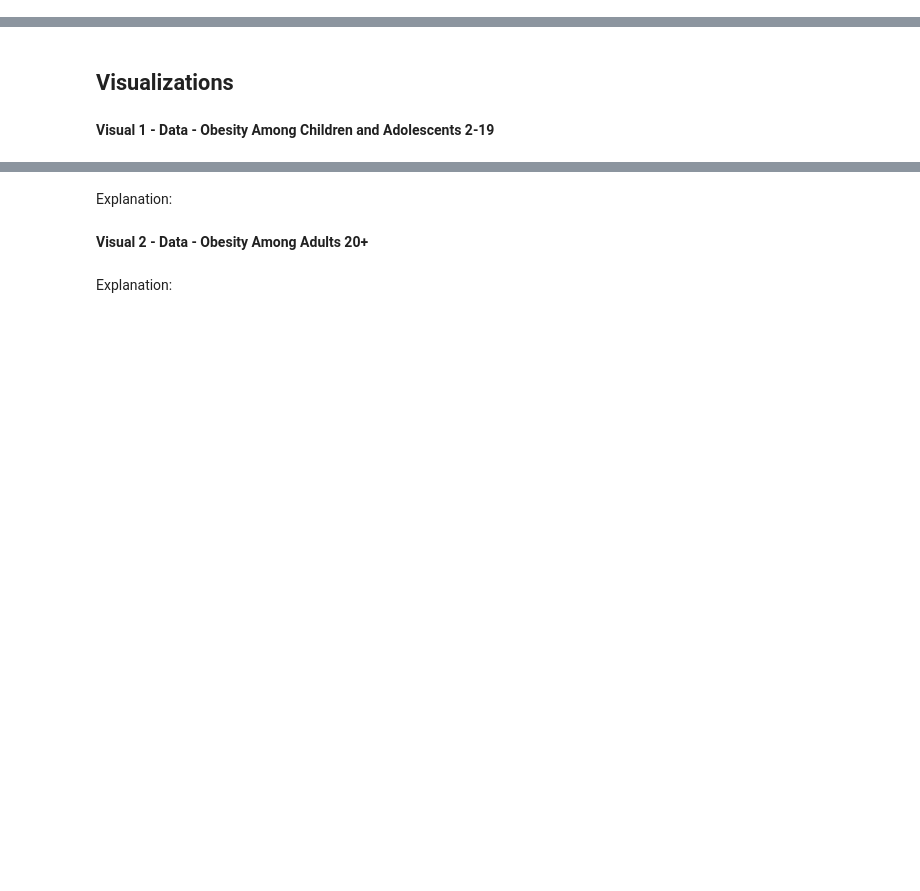
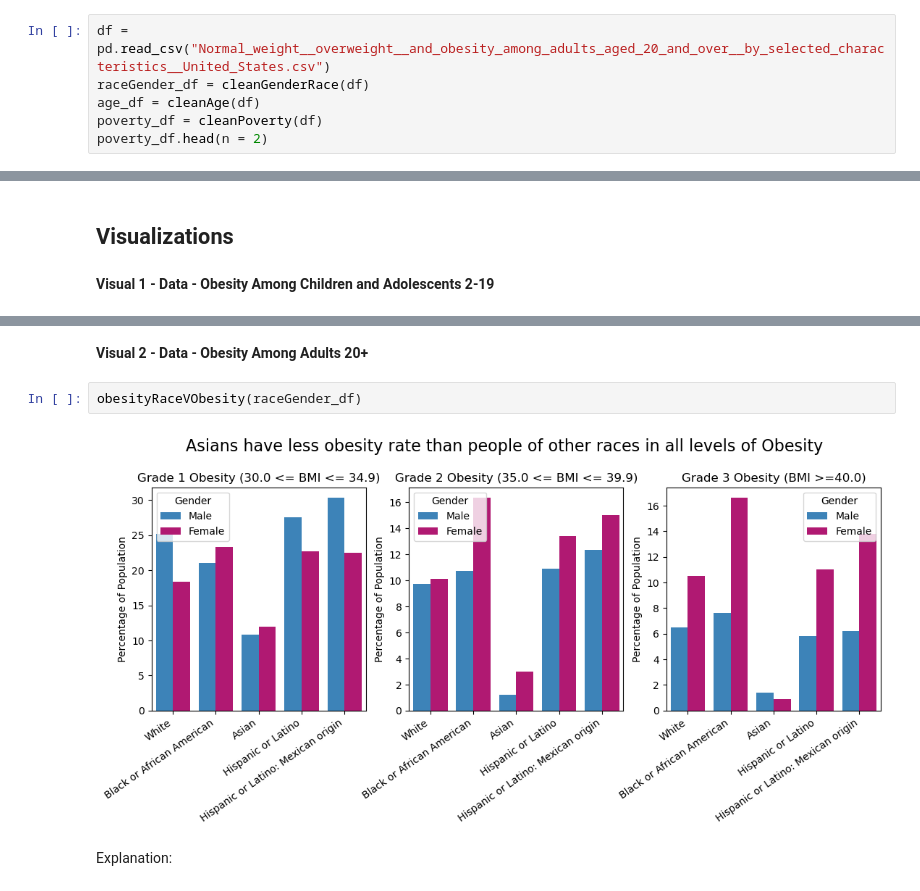
Before and after one commit to rafaymk02/Obesity-Factors-Analysis-US-, a Jupyter notebook: Progress_Report.ipynb, the cells around one changed output, grey strips where cells are left out. Drawn from its saved outputs; the diff is of its cells as text; blank space fills up the shorter version.

```diff
--- a/Progress_Report.ipynb
+++ b/Progress_Report.ipynb
@@ -41,2 +29,8 @@ poverty_obesity.head()
 # %% [markdown]
 **Data - Obesity Among Adults 20+**
+# %%
+df = pd.read_csv("Normal_weight__overweight__and_obesity_among_adults_aged_20_and_over__by_selected_characteristics__United_States.csv")
+raceGender_df = cleanGenderRace(df)
+age_df = cleanAge(df)
+poverty_df = cleanPoverty(df)
+poverty_df.head(n = 2)
@@ -79,8 +71,10 @@ obesity_Visual1(poverty_obesity)
 [figure]
-# %% [markdown]
-Explanation:
 # %% [markdown]
 **Visual 2 - Data - Obesity Among Adults 20+**
+# %%
+obesityRaceVObesity(raceGender_df)
+# %% [output]
+[figure, added]
 # %% [markdown]
 Explanation:
 # %% [markdown]
```
Also changed, not shown: parts of 15 cells of this notebook, 4 other files.
